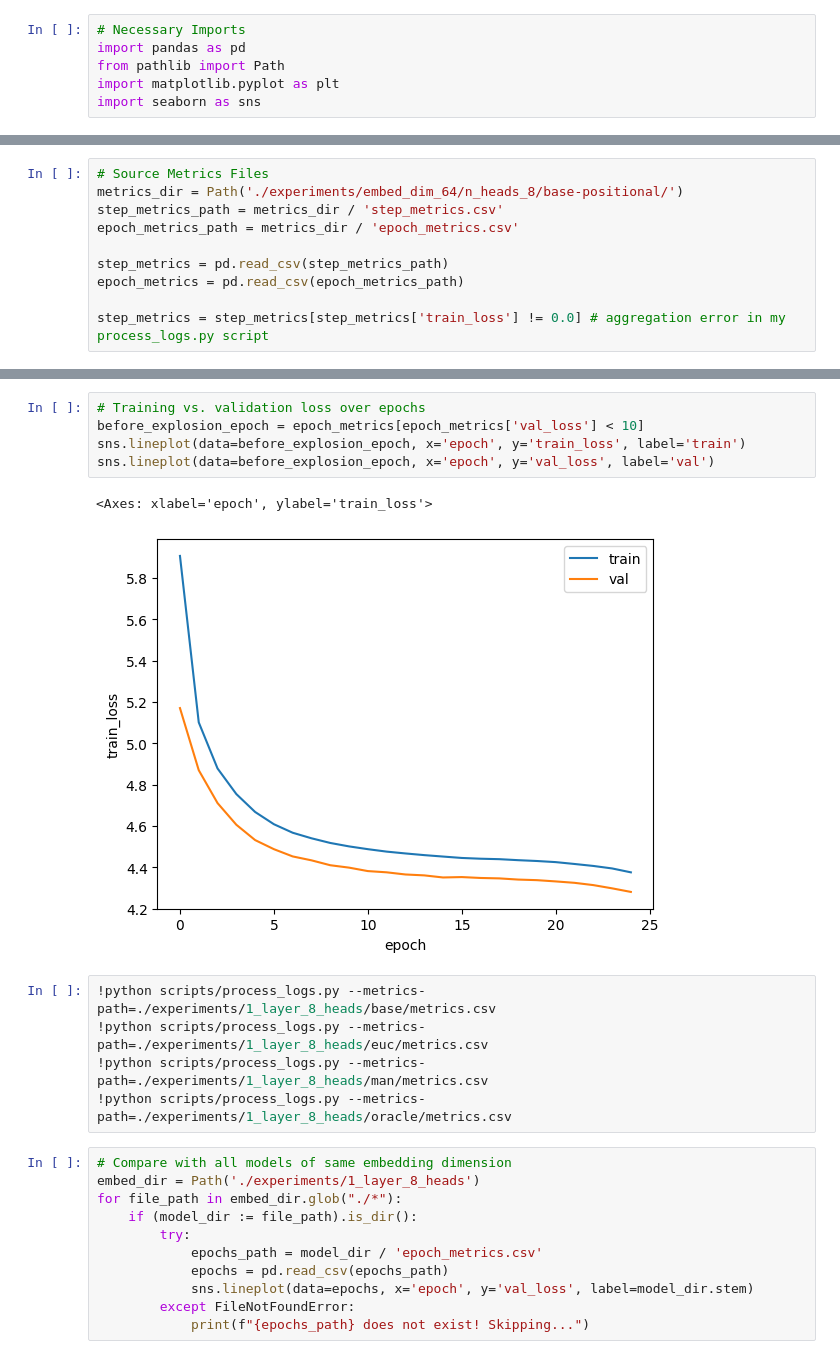
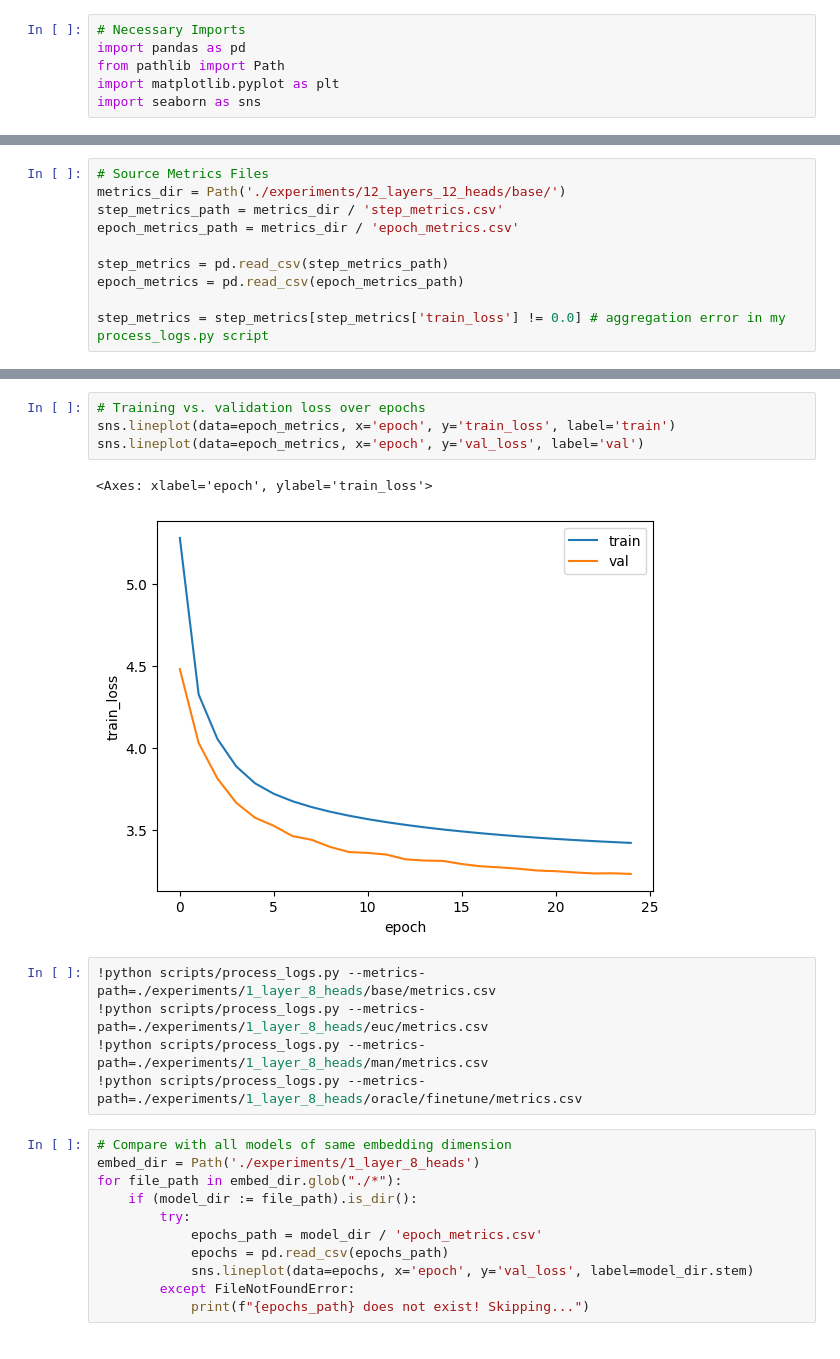
Before and after one commit to knwilliams319/stolen-attention, a Jupyter notebook: visualize_logs.ipynb, the cells around one changed output, grey strips where cells are left out. Drawn from its saved outputs; the diff is of its cells as text.

```diff
--- a/visualize_logs.ipynb
+++ b/visualize_logs.ipynb
@@ -7,6 +9,6 @@ import seaborn as sns
 # %%
 # Source Metrics Files
-metrics_dir = Path('./experiments/embed_dim_64/n_heads_8/base-positional/')
+metrics_dir = Path('./experiments/12_layers_12_heads/base/')
 step_metrics_path = metrics_dir / 'step_metrics.csv'
 epoch_metrics_path = metrics_dir / 'epoch_metrics.csv'
 
@@ -52,16 +43,15 @@ for col in step_metrics.columns:
 # %%
 # Training vs. validation loss over epochs
-before_explosion_epoch = epoch_metrics[epoch_metrics['val_loss'] < 10]
-sns.lineplot(data=before_explosion_epoch, x='epoch', y='train_loss', label='train')
-sns.lineplot(data=before_explosion_epoch, x='epoch', y='val_loss', label='val')
+sns.lineplot(data=epoch_metrics, x='epoch', y='train_loss', label='train')
+sns.lineplot(data=epoch_metrics, x='epoch', y='val_loss', label='val')
 # %% [output]
 <Axes: xlabel='epoch', ylabel='train_loss'>
-[figure, old version]
+[figure, new version]
 # %%
 !python scripts/process_logs.py --metrics-path=./experiments/1_layer_8_heads/base/metrics.csv
 !python scripts/process_logs.py --metrics-path=./experiments/1_layer_8_heads/euc/metrics.csv
 !python scripts/process_logs.py --metrics-path=./experiments/1_layer_8_heads/man/metrics.csv
-!python scripts/process_logs.py --metrics-path=./experiments/1_layer_8_heads/oracle/metrics.csv
+!python scripts/process_logs.py --metrics-path=./experiments/1_layer_8_heads/oracle/finetune/metrics.csv
 # %%
 # Compare with all models of same embedding dimension
 embed_dir = Path('./experiments/1_layer_8_heads')
```
Also changed, not shown: parts of 5 cells of this notebook.
